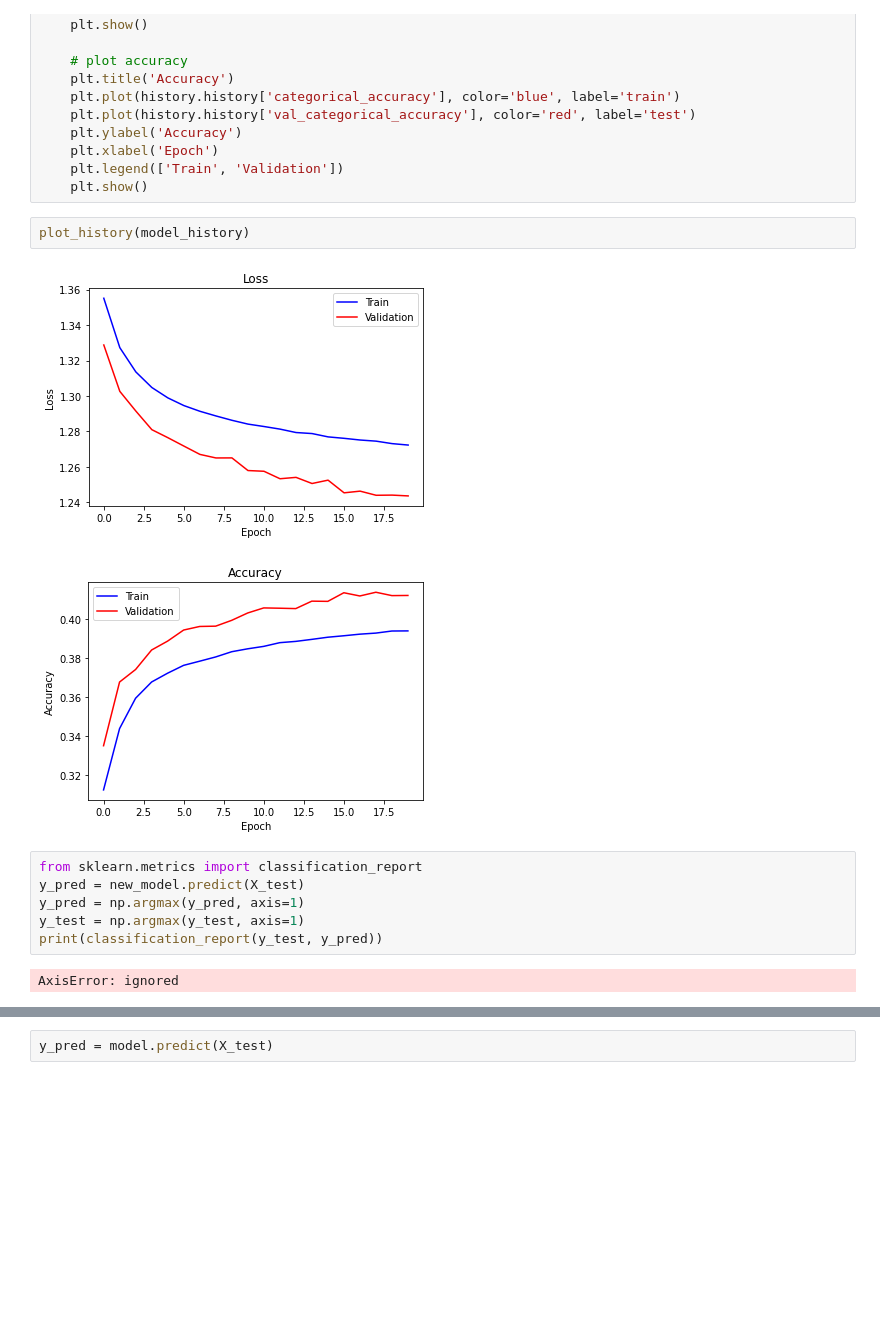
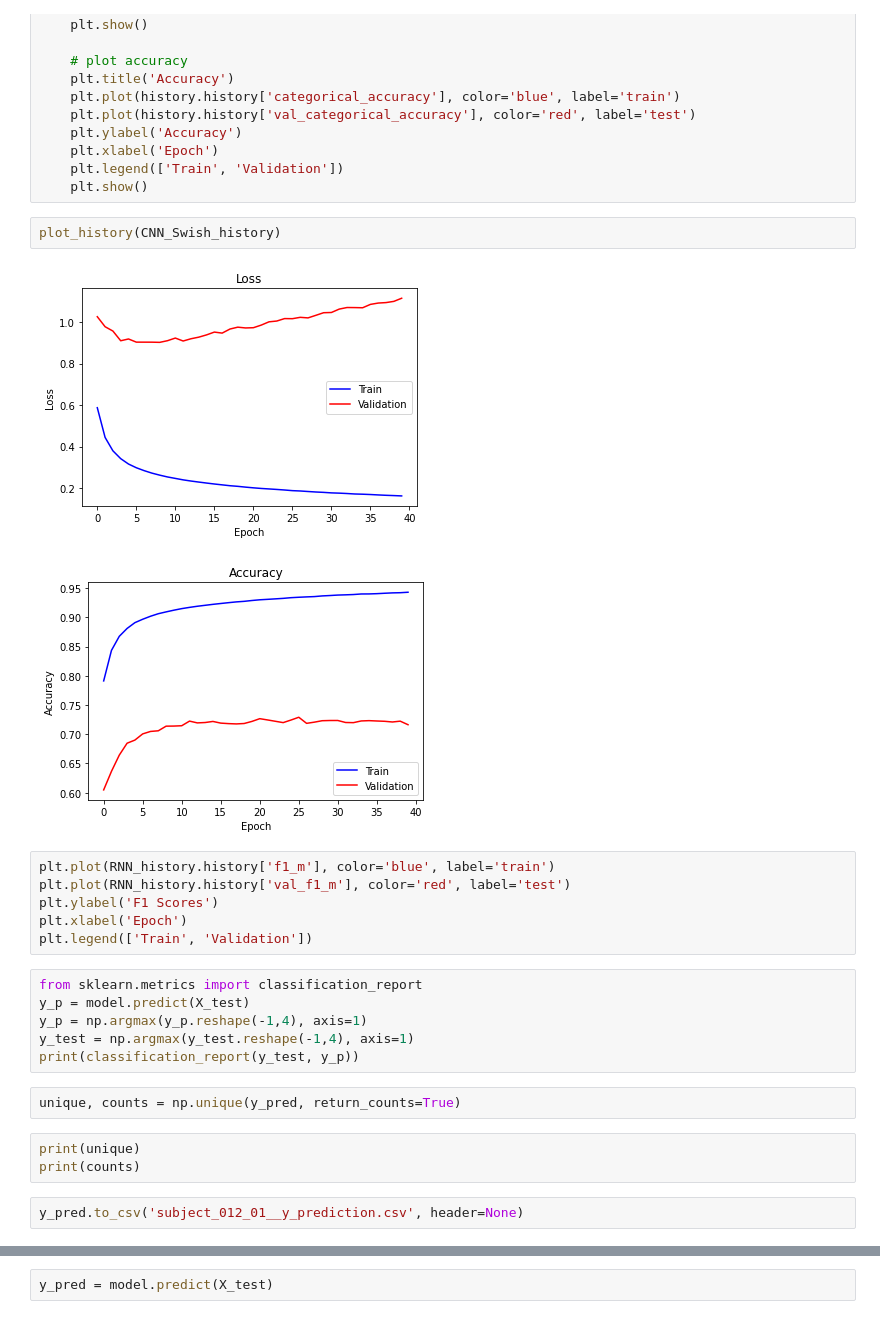
Before and after one commit to KrishnaMurali177/Deep-Learning-Terrain-Identifiaction, a Jupyter notebook: Terrain_Identification.ipynb, the cells around one changed output, grey strips where cells are left out. Drawn from its saved outputs; the diff is of its cells as text; blank space fills up the shorter version.

```diff
--- a/Terrain_Identification.ipynb
+++ b/Terrain_Identification.ipynb
@@ -320,17 +680,28 @@ def plot_history(history):
     plt.legend(['Train', 'Validation'])
     plt.show()
 # %%
-plot_history(model_history)
+plot_history(CNN_Swish_history)
 # %% [output]
-[figure, old version]
+[figure, new version]
-[figure, old version]
+[figure, new version]
+# %%
+plt.plot(RNN_history.history['f1_m'], color='blue', label='train')
+plt.plot(RNN_history.history['val_f1_m'], color='red', label='test')
+plt.ylabel('F1 Scores')
+plt.xlabel('Epoch')
+plt.legend(['Train', 'Validation'])
 # %%
 from sklearn.metrics import classification_report
-y_pred = new_model.predict(X_test)
-y_pred = np.argmax(y_pred, axis=1)
-y_test = np.argmax(y_test, axis=1)
-print(classification_report(y_test, y_pred))
+y_p = model.predict(X_test)
+y_p = np.argmax(y_p.reshape(-1,4), axis=1)
+y_test = np.argmax(y_test.reshape(-1,4), axis=1)
+print(classification_report(y_test, y_p))
-# %% [output]
-AxisError: ignored
+# %%
+unique, counts = np.unique(y_pred, return_counts=True)
+# %%
+print(unique)
+print(counts)
+# %%
+y_pred.to_csv('subject_012_01__y_prediction.csv', header=None)
 # %%
 !mkdir -p saved_model
```
Also changed, not shown: parts of 104 cells of this notebook.
